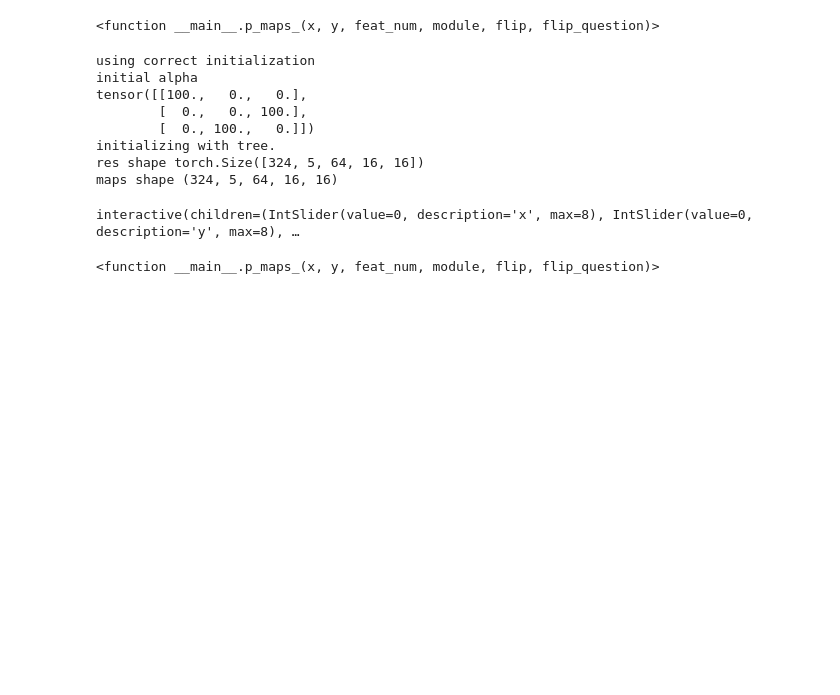
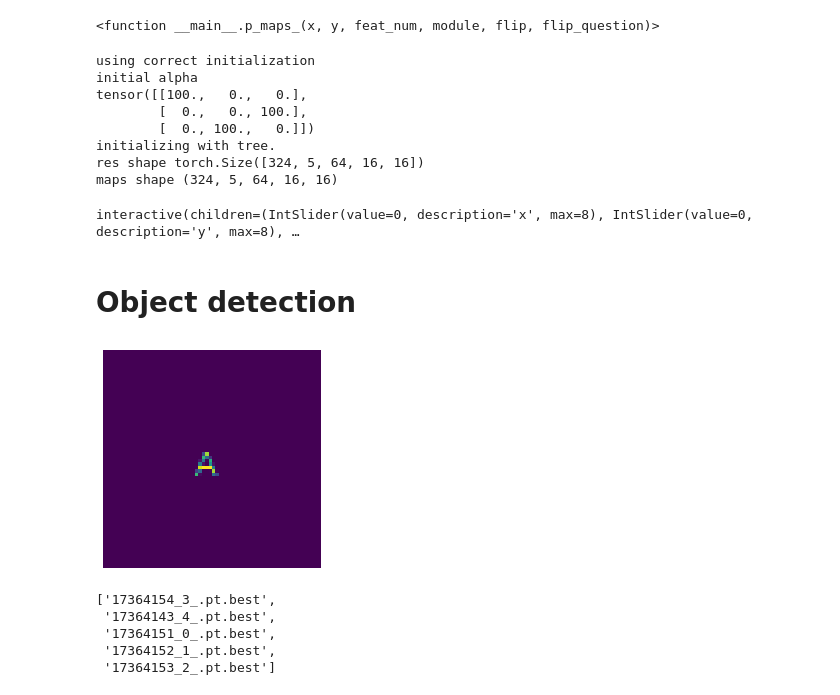
Before and after one commit to vanessadamario/understanding_reasoning, a Jupyter notebook: original_library/systematic-generalization-sqoop_2objects/scripts/notebooks/tree_activations.ipynb, the cells around one changed output. Cells and saved outputs as stored; diff of their text form; code cells hidden in the pictures; blank space fills up the shorter version.

```diff
--- a/original_library/systematic-generalization-sqoop_2objects/scripts/notebooks/tree_activations.ipynb
+++ b/original_library/systematic-generalization-sqoop_2objects/scripts/notebooks/tree_activations.ipynb
@@ -367,10 +385,10 @@ interactive(children=(IntSlider(value=0, description='x', max=8), IntSlider(valu
 <function __main__.p_maps_(x, y, feat_num, module, flip, flip_question)>
 # %%
 images_, questions_ = generate_scene_dataset(path_vocab_dataset,
-                                             obj_x='Y',
-                                             obj_y='P',
+                                             obj_x='P',
+                                             obj_y='Y',
                                              rel='above',
-                                             obj_flip='P',
+                                             obj_flip='Z',
                                              flip_question=True)
 
 _, maps_, pred_ = evaluate_activations(X=None, R=None, Y=None,
@@ -382,26 +400,34 @@ _, maps_, pred_ = evaluate_activations(X=None, R=None, Y=None,
                                        normalization=True,
                                        show=False)
 
-def p_maps_(x, y, feat_num, module, flip, flip_question):
-    fig, ax = plt.subplots(3, 4,figsize=(8,5))
-    for kk in range(4):
-        ax[0][kk].imshow(images_[flip_question, flip, y, x, 1])
-        ax[0][kk].axis('off')
-    for k in range(2):
-        for kk in range(4):
-            ax[k+1][kk].imshow(maps_[flip_question, flip, y, x, module, feat_num*8+k*4+kk],
-                               vmin=0, vmax=1)
-            ax[k+1][kk].axis('off')
-            plt.subplots_adjust(wspace = .1, hspace = .1)
+def p_maps(x, y, feat_num, module, flip, flip_q1, flip_q2):
+    fig, ax = plt.subplots(4, 8,figsize=(15,5))
+    for kk in range(8):
+        ax[0, kk].imshow(images[flip_q1, flip, y, x, 1])
+        ax[0, kk].axis('off')
+    for kk in range(8):
+        ax[1, kk].imshow(maps[flip_q1, flip, y, x, module, feat_num*8+kk],
+                           vmin=0, vmax=1)
+        ax[1, kk].axis('off')
+        plt.subplots_adjust(wspace = .1, hspace = .1)
+    for kk in range(8):
+        ax[2, kk].imshow(images_[flip_q2, flip, y, x, 1])
+        ax[2, kk].axis('off')
+    for kk in range(8):
+        ax[3, kk].imshow(maps_[flip_q2, flip, y, x, module, feat_num*8+kk],
+                           vmin=0, vmax=1)
+        ax[3, kk].axis('off')
+        plt.subplots_adjust(wspace = .1, hspace = .1)
 
     plt.show()
 
-interact(p_maps_, x=widgets.IntSlider(min=0, max=8, step=1, value=0),
+interact(p_maps, x=widgets.IntSlider(min=0, max=8, step=1, value=0),
          y=widgets.IntSlider(min=0, max=8, step=1, value=0),
          feat_num=widgets.IntSlider(min=0, max=7, step=1, value=0),
          module=widgets.IntSlider(min=0, max=4, step=1, value=0),
          flip=widgets.IntSlider(min=0, max=1, step=1, value=0),
-         flip_question=widgets.IntSlider(min=0, max=1, step=1, value=0))
+         flip_q1=widgets.IntSlider(min=0, max=1, step=1, value=0),
+         flip_q2=widgets.IntSlider(min=0, max=1, step=1, value=0))
 # %% [output]
 using correct initialization
 initial alpha
@@ -412,4 +438,5 @@ initializing with tree.
 res shape torch.Size([324, 5, 64, 16, 16])
 maps shape (324, 5, 64, 16, 16)
 interactive(children=(IntSlider(value=0, description='x', max=8), IntSlider(value=0, description='y', max=8), …
-<function __main__.p_maps_(x, y, feat_num, module, flip, flip_question)>
+# %% [markdown]
+# Object detection
@@ -415,0 +447,9 @@ interactive(children=(IntSlider(value=0, description='x', max=8), IntSlider(valu
+# %%
+img, qst = generate_single_object(SHAPES)
+# %%
+plt.imshow(img[0][1])
+# plt.colorbar()
+plt.axis('off')
+plt.savefig('example_centered_A.pdf')
+# %% [output]
+[figure, added]
@@ -415,0 +476,8 @@ interactive(children=(IntSlider(value=0, description='x', max=8), IntSlider(valu
+# %%
+model_files
+# %% [output]
+['17364154_3_.pt.best',
+ '17364143_4_.pt.best',
+ '17364151_0_.pt.best',
+ '17364152_1_.pt.best',
+ '17364153_2_.pt.best']
```
Also changed, not shown: parts of 64 cells of this notebook.
